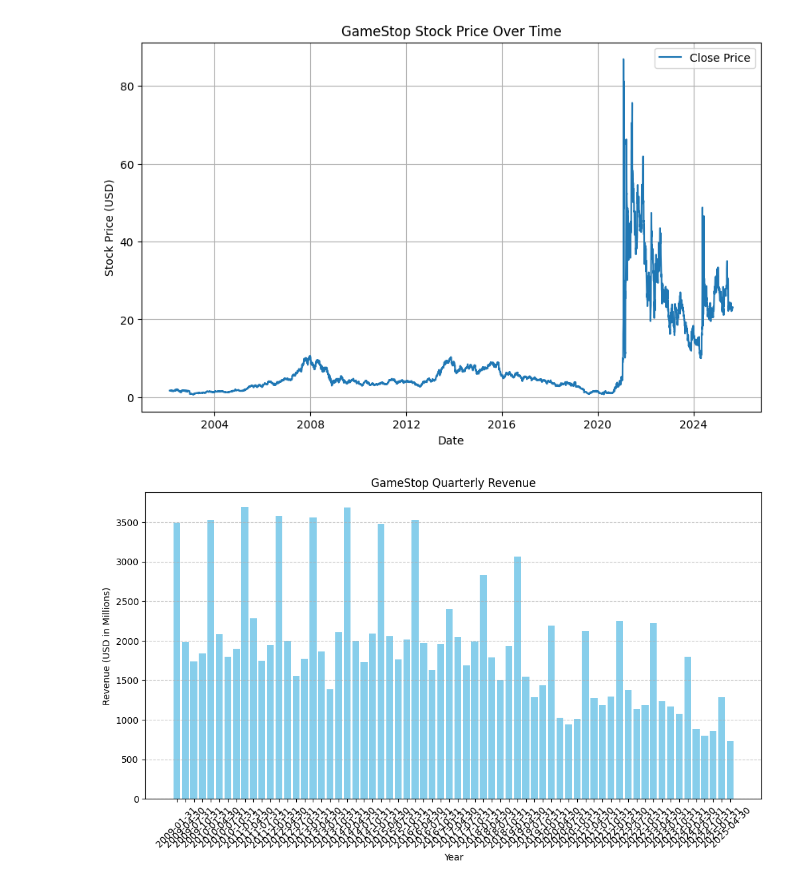
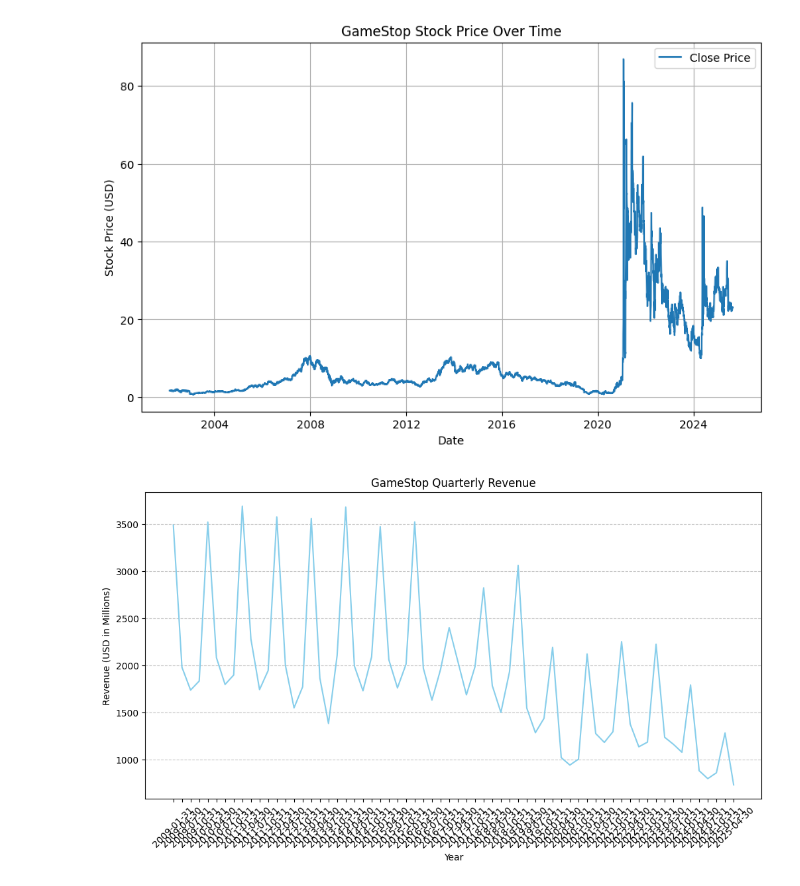
Before and after one commit to minhduc9004/Python-Project-1, a Jupyter notebook: Project 1.ipynb, the cells around one changed output. Cells and saved outputs as stored; diff of their text form; code cells hidden in the pictures.

```diff
--- a/Project 1.ipynb
+++ b/Project 1.ipynb
@@ -204,15 +204,15 @@ make_graph(gme_data, "GameStop Stock Price Over Time")
 # %%
 gme_revenue = gme_revenue.sort_values(by="Date", ascending=True)
 gme_revenue.reset_index(drop=True, inplace=True)
 
 plt.figure(figsize=(12,6))
-plt.bar(gme_revenue["Date"], gme_revenue["Revenue"], color="skyblue")
+plt.plot(gme_revenue["Date"], gme_revenue["Revenue"], color="skyblue")
 plt.xlabel("Year")
 plt.ylabel("Revenue (USD in Millions)")
 plt.title("GameStop Quarterly Revenue")
 plt.xticks(rotation=45)
 plt.grid(axis="y", linestyle="--", alpha=0.7)
 
 plt.show()
 # %% [output]
-[figure, old version]
+[figure, new version]
```
Also changed, not shown: parts of 1 cell of this notebook.
